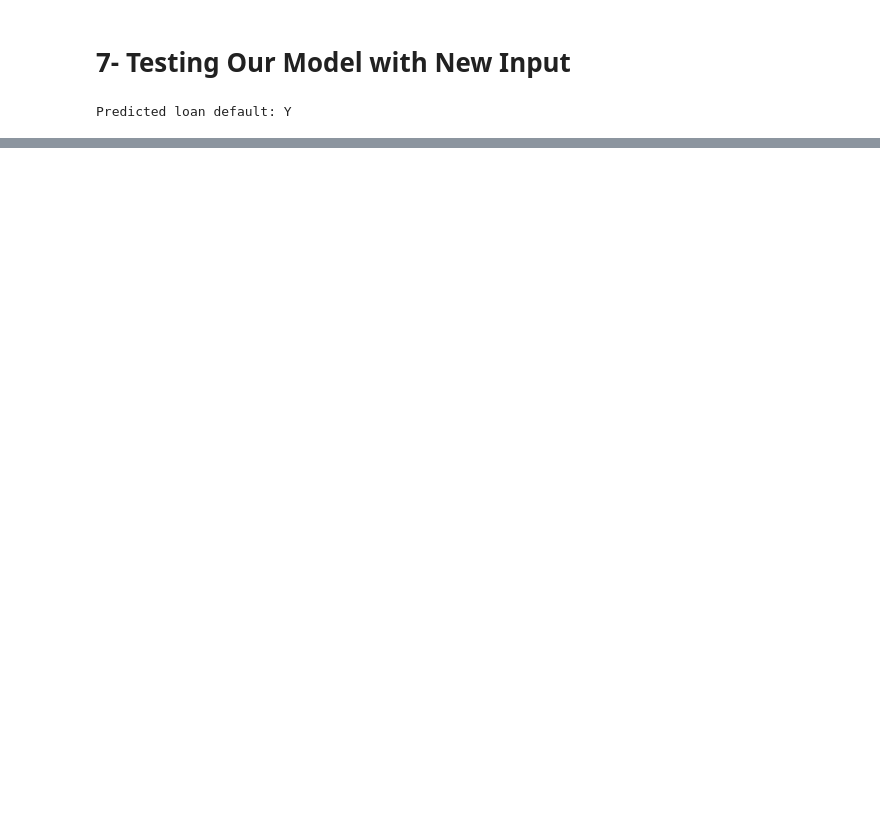
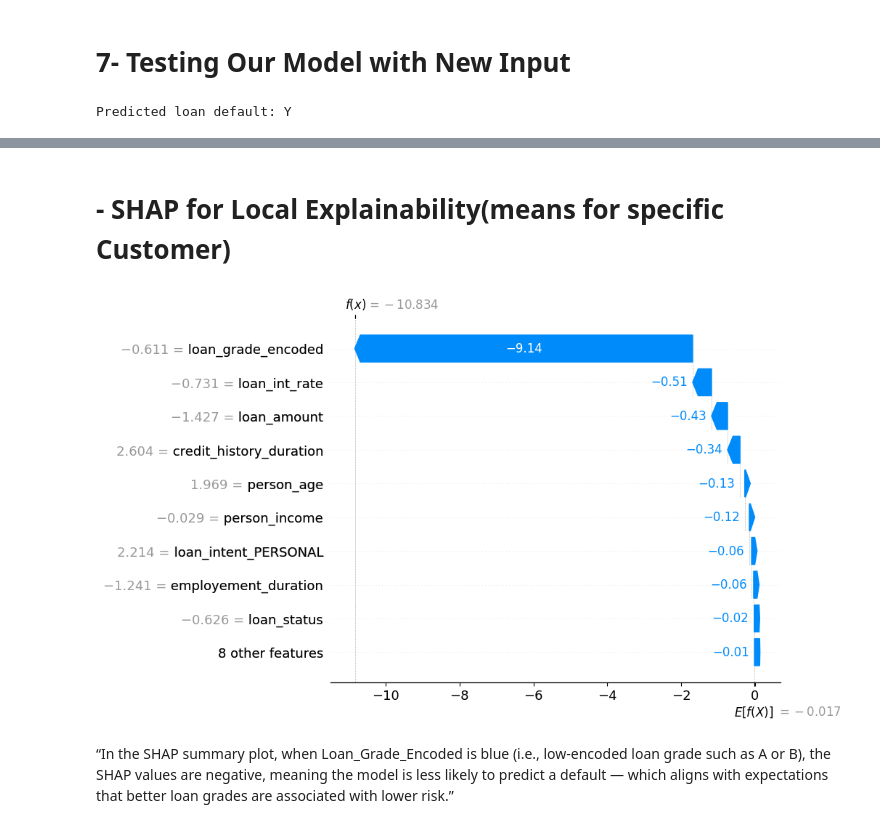
Before and after one commit to Prabh10p/customer-credit-risk-optimization, a Jupyter notebook: src/notebook/Jupyter Notebooks/Model_training.ipynb, the cells around one changed output, grey strips where cells are left out. Drawn from its saved outputs; the diff is of its cells as text; code cells hidden in the pictures; blank space fills up the shorter version.

```diff
--- a/src/notebook/Jupyter Notebooks/Model_training.ipynb
+++ b/src/notebook/Jupyter Notebooks/Model_training.ipynb
@@ -358,0 +490,14 @@ Predicted loan default: Y
+# %% [markdown]
+# - SHAP for Local Explainability(means for specific Customer)
+# %%
+import shap
+
+# Get SHAP values for X_test
+shap_values = explainer(X_test)
+
+# Plot waterfall for first prediction
+shap.plots.waterfall(shap_values[0])
+# %% [output]
+[figure, added]
+# %% [markdown]
+“In the SHAP summary plot, when Loan_Grade_Encoded is blue (i.e., low-encoded loan grade such as A or B), the SHAP values are negative, meaning the model is less likely to predict a default — which aligns with expectations that better loan grades are associated with lower risk.”
```
Also changed, not shown: parts of 22 cells of this notebook, 5 other files.
